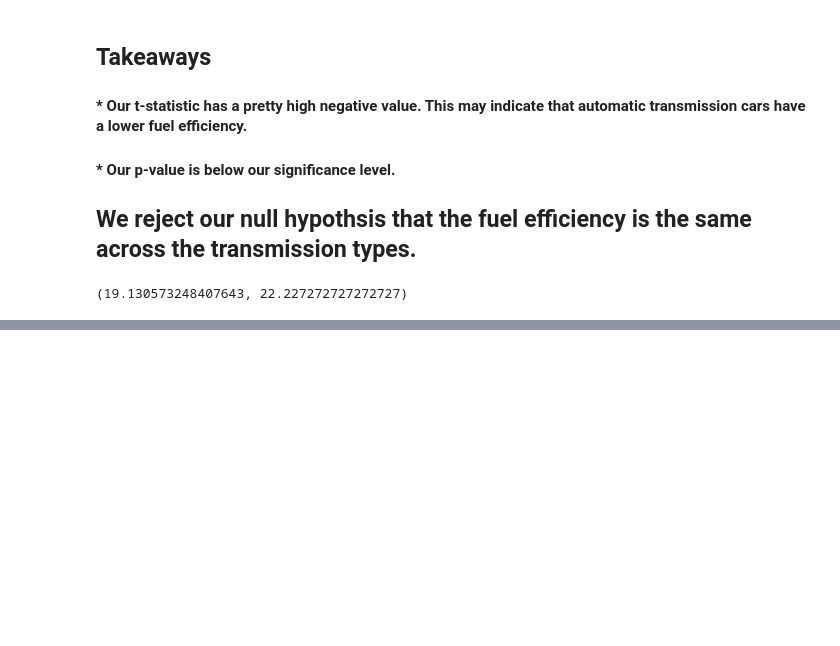
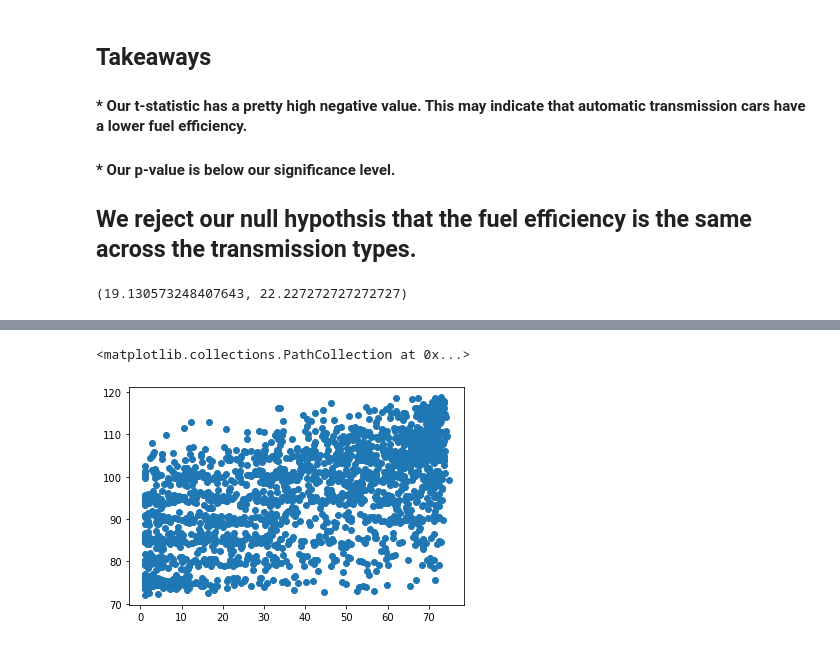
Before and after one commit to brentschriver/statistics-exercises, a Jupyter notebook: hypothesis-testing-revisited.ipynb, the cells around one changed output, grey strips where cells are left out. Cells and saved outputs as stored; diff of their text form; code cells hidden in the pictures; blank space fills up the shorter version.

```diff
--- a/hypothesis-testing-revisited.ipynb
+++ b/hypothesis-testing-revisited.ipynb
@@ -356,0 +532,4 @@ auto_fe.mean(), manual_fe.mean()
+# %%
+# Combine each customers' setup.
+df["telco_products"] = df.internet_type + " " + df.phone_type
+df.head().T
@@ -356,0 +617,2 @@ auto_fe.mean(), manual_fe.mean()
+# %%
+fiber_two_or_more_lines = df[df.telco_products == 'Fiber Optic Two or More Lines']
@@ -356,0 +646,5 @@ auto_fe.mean(), manual_fe.mean()
+# %%
+plt.scatter('tenure_month', 'monthly_charges', data=fiber_two_or_more_lines)
+# %% [output]
+<matplotlib.collections.PathCollection at 0x...>
+[figure, added]
```
Also changed, not shown: parts of 54 cells of this notebook.
